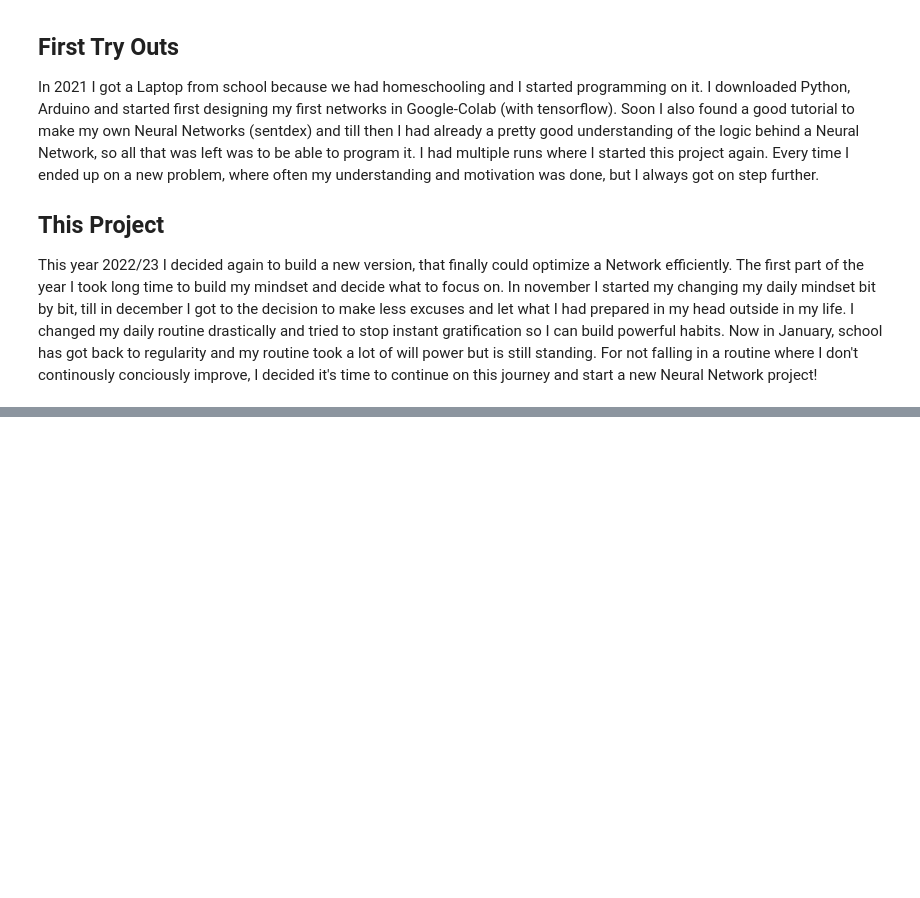
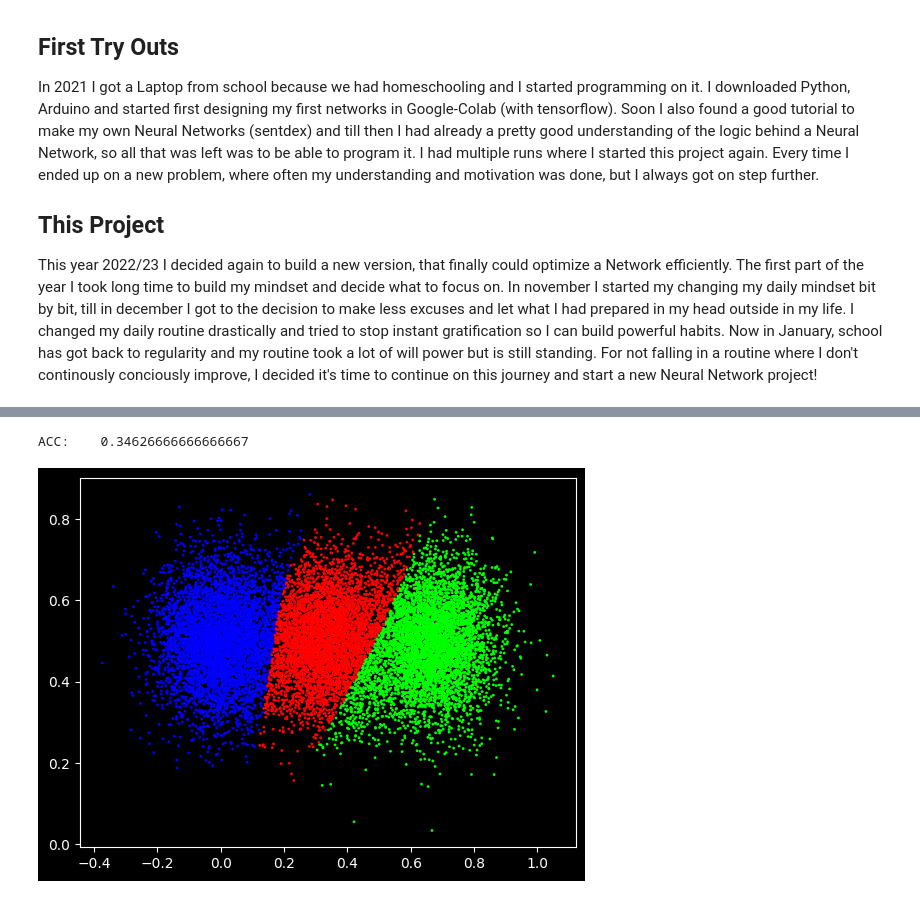
Before and after one commit to DavidVoellm/Neural_Network_Library, a Jupyter notebook: main.ipynb, the cells around one changed output, grey strips where cells are left out. Drawn from its saved outputs; the diff is of its cells as text; code cells hidden in the pictures; blank space fills up the shorter version.

```diff
--- a/main.ipynb
+++ b/main.ipynb
@@ -179,2 +182,10 @@ Loss:   1.0986117
-# %%
-myNN.optimizeRandomly(500, 0.05, X, y)
+# %%
+myNN.optimizeRandomly(200, 0.5, X, y)
+print("ACC:\t"+str(myNN.calcAccuracy(y)))
+output = myNN(X)
+plt.style.use('dark_background')
+plt.scatter(X[:,0], X[:,1], c=output, s=1, cmap="brg")
+plt.show()
+# %% [output]
+ACC:    0.34626666666666667
+[figure, added]
```
Also changed, not shown: parts of 6 cells of this notebook.
